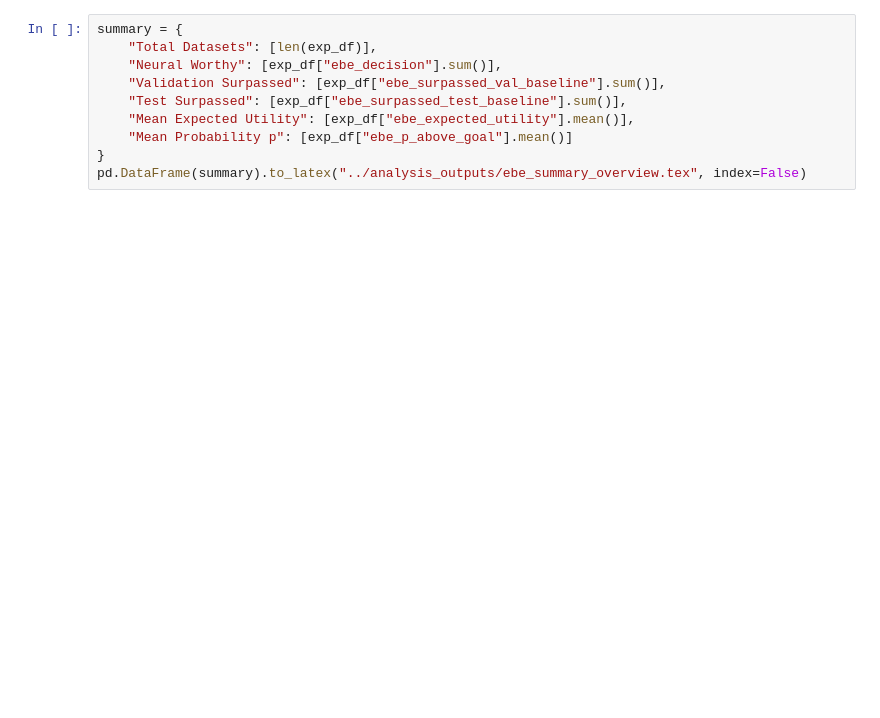
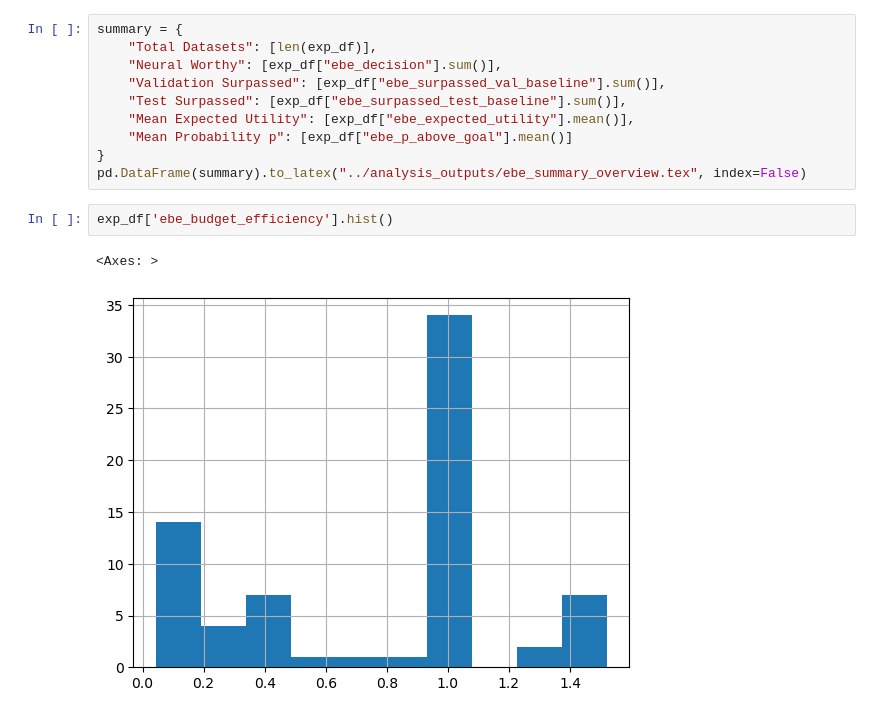
Before and after one commit to topsy-13/ShouldYouEvenNN, a Jupyter notebook: notebooks/store_results.ipynb, the cells around one changed output. Cells and saved outputs as stored; diff of their text form; blank space fills up the shorter version.

```diff
--- a/notebooks/store_results.ipynb
+++ b/notebooks/store_results.ipynb
@@ -112,3 +112,8 @@ summary = {
     "Mean Probability p": [exp_df["ebe_p_above_goal"].mean()]
 }
 pd.DataFrame(summary).to_latex("../analysis_outputs/ebe_summary_overview.tex", index=False)
+# %%
+exp_df['ebe_budget_efficiency'].hist()
+# %% [output]
+<Axes: >
+[figure, added]
```
Also changed, not shown: parts of 5 cells of this notebook, 10 other files.
